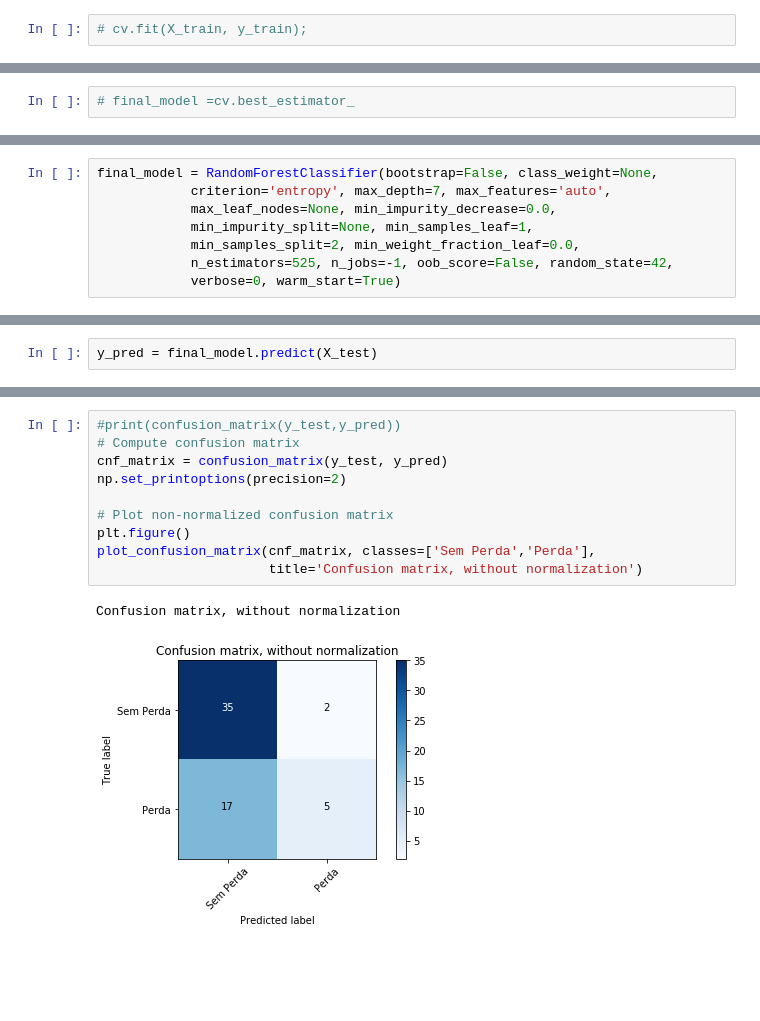
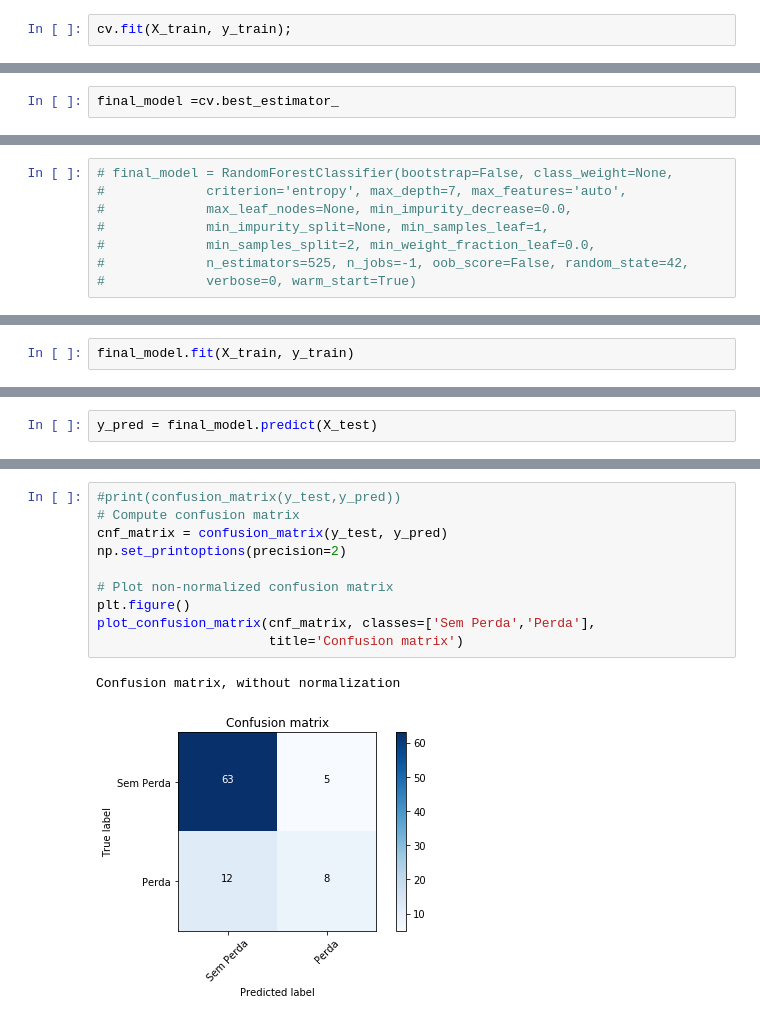
Before and after one commit to giovanimachado/mSc, a Jupyter notebook: mlModelsRandomForest.ipynb, the cells around one changed output, grey strips where cells are left out. Saved outputs shown, nothing was run; the diff lists cells and outputs as text; blank space fills up the shorter version.

```diff
--- a/mlModelsRandomForest.ipynb
+++ b/mlModelsRandomForest.ipynb
@@ -265,3 +221,3 @@ rf = RandomForestClassifier(n_jobs=-1, random_state=42)
 # %%
-# cv.fit(X_train, y_train);
+cv.fit(X_train, y_train);
 # %% [output]
@@ -300,2 +251,2 @@ Fitting 5 folds for each of 1080 candidates, totalling 5400 fits
 # %%
-# final_model =cv.best_estimator_
+final_model =cv.best_estimator_
@@ -319,12 +279,14 @@ RandomForestClassifier(bootstrap=False, class_weight=None,
             n_estimators=525, n_jobs=-1, oob_score=False, random_state=42,
             verbose=0, warm_start=True)
 # %%
-final_model = RandomForestClassifier(bootstrap=False, class_weight=None,
-            criterion='entropy', max_depth=7, max_features='auto',
-            max_leaf_nodes=None, min_impurity_decrease=0.0,
-            min_impurity_split=None, min_samples_leaf=1,
-            min_samples_split=2, min_weight_fraction_leaf=0.0,
-            n_estimators=525, n_jobs=-1, oob_score=False, random_state=42,
-            verbose=0, warm_start=True)
+# final_model = RandomForestClassifier(bootstrap=False, class_weight=None,
+#             criterion='entropy', max_depth=7, max_features='auto',
+#             max_leaf_nodes=None, min_impurity_decrease=0.0,
+#             min_impurity_split=None, min_samples_leaf=1,
+#             min_samples_split=2, min_weight_fraction_leaf=0.0,
+#             n_estimators=525, n_jobs=-1, oob_score=False, random_state=42,
+#             verbose=0, warm_start=True)
 # %% [markdown]
 ## Predicting the Classes in Trainning Set
+# %%
+final_model.fit(X_train, y_train)
@@ -400,13 +440,13 @@ roc_auc_score(y_test, y_pred_prob)
 # %%
 #print(confusion_matrix(y_test,y_pred))
 # Compute confusion matrix
 cnf_matrix = confusion_matrix(y_test, y_pred)
 np.set_printoptions(precision=2)
 
 # Plot non-normalized confusion matrix
 plt.figure()
 plot_confusion_matrix(cnf_matrix, classes=['Sem Perda','Perda'],
-                      title='Confusion matrix, without normalization')
+                      title='Confusion matrix')
 # %% [output]
 Confusion matrix, without normalization
-[figure, old version]
+[figure, new version]
```
Also changed, not shown: parts of 54 cells of this notebook, 5 other files.
